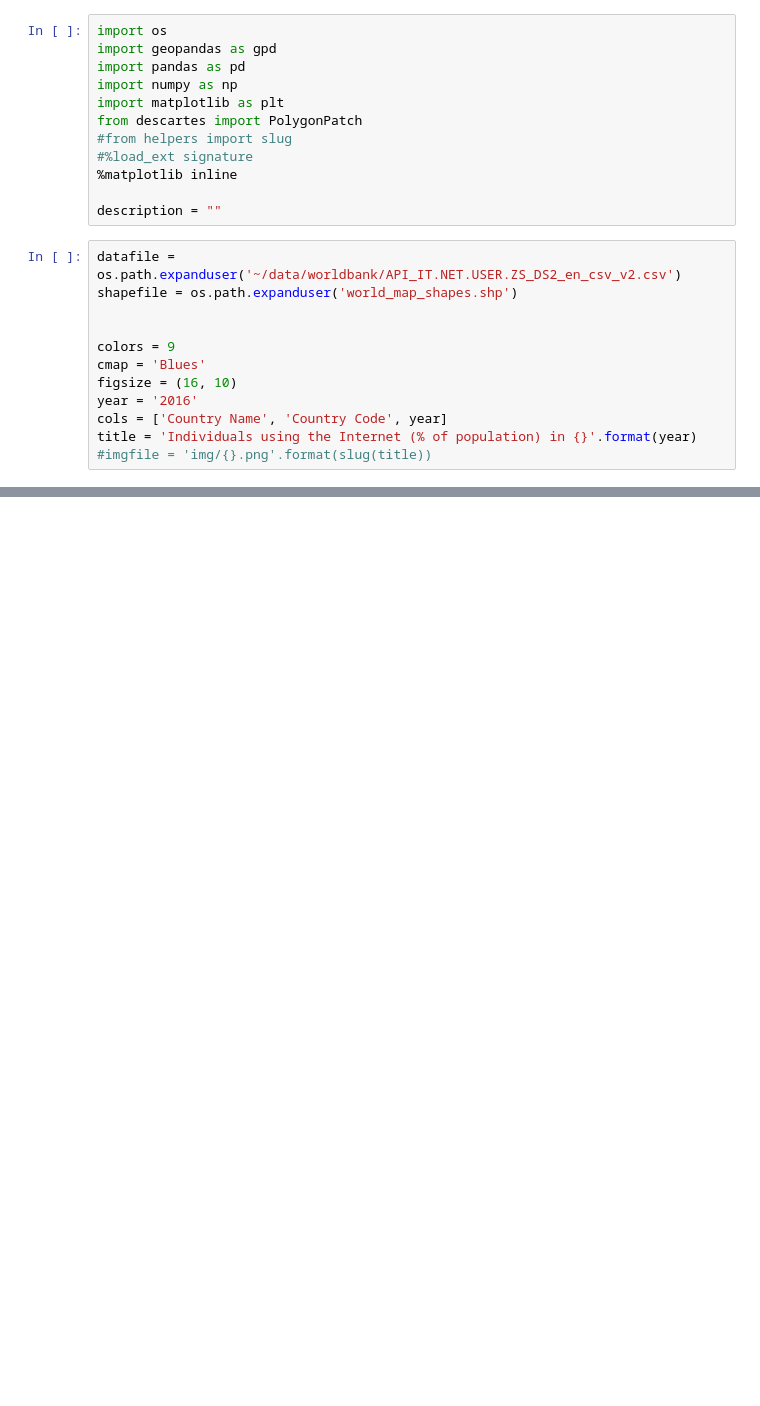
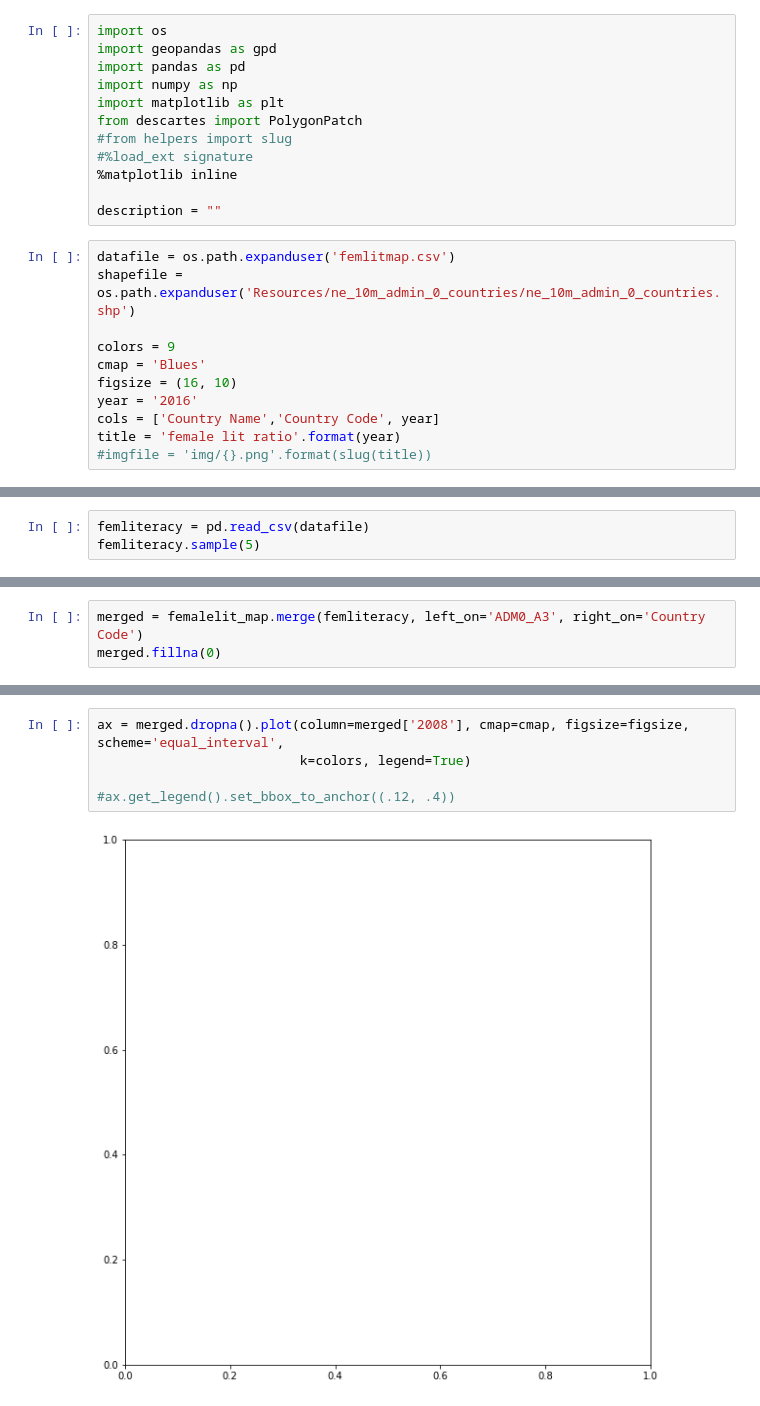
Before and after one commit to Adigine/GWARL_Group_Project, a Jupyter notebook: Untitled.ipynb, the cells around one changed output, grey strips where cells are left out. Drawn from its saved outputs; the diff is of its cells as text; blank space fills up the shorter version.

```diff
--- a/Untitled.ipynb
+++ b/Untitled.ipynb
@@ -11,14 +11,13 @@ from descartes import PolygonPatch
 
 description = ""
 # %%
-datafile = os.path.expanduser('~/data/worldbank/API_IT.NET.USER.ZS_DS2_en_csv_v2.csv')
-shapefile = os.path.expanduser('world_map_shapes.shp')
-
+datafile = os.path.expanduser('femlitmap.csv')
+shapefile = os.path.expanduser('Resources/ne_10m_admin_0_countries/ne_10m_admin_0_countries.shp')
 
 colors = 9
 cmap = 'Blues'
 figsize = (16, 10)
 year = '2016'
-cols = ['Country Name', 'Country Code', year]
-title = 'Individuals using the Internet (% of population) in {}'.format(year)
+cols = ['Country Name','Country Code', year]
+title = 'female lit ratio'.format(year)
 #imgfile = 'img/{}.png'.format(slug(title))
@@ -29,0 +36,3 @@ CPLE_OpenFailedError: b'Unable to open world_map_shapes.shx or world_map_shapes.
+# %%
+femliteracy = pd.read_csv(datafile)
+femliteracy.sample(5)
@@ -29,0 +47,3 @@ CPLE_OpenFailedError: b'Unable to open world_map_shapes.shx or world_map_shapes.
+# %%
+merged = femalelit_map.merge(femliteracy, left_on='ADM0_A3', right_on='Country Code')
+merged.fillna(0)
@@ -29,0 +69,7 @@ CPLE_OpenFailedError: b'Unable to open world_map_shapes.shx or world_map_shapes.
+# %%
+ax = merged.dropna().plot(column=merged['2008'], cmap=cmap, figsize=figsize, scheme='equal_interval',
+                          k=colors, legend=True)
+
+#ax.get_legend().set_bbox_to_anchor((.12, .4))
+# %% [output]
+[figure, added]
```
Also changed, not shown: parts of 4 cells of this notebook, 10 other files.
